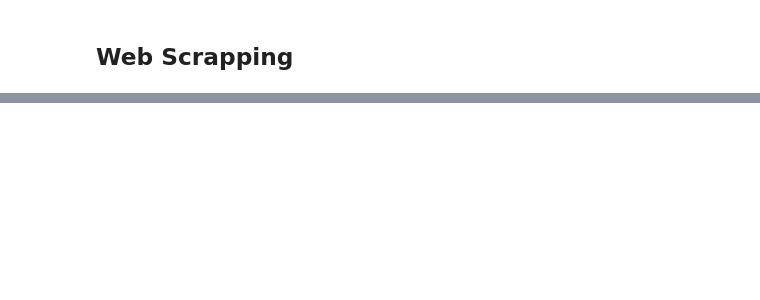
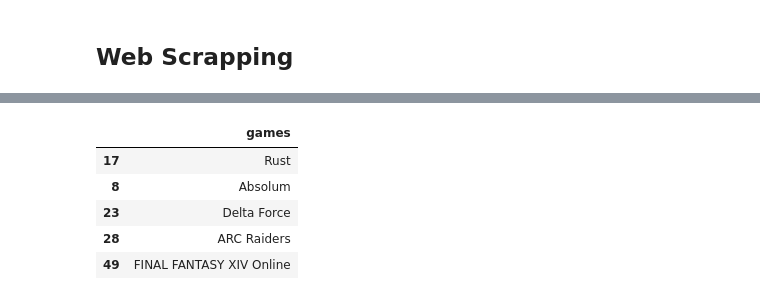
Before and after one commit to Gagan021-5/Jupyter-Notebook, a Jupyter notebook: webscraping.ipynb, the cells around one changed output, grey strips where cells are left out. Cells and saved outputs as stored; diff of their text form; code cells hidden in the pictures; blank space fills up the shorter version.

```diff
--- a/webscraping.ipynb
+++ b/webscraping.ipynb
@@ -13,6 +32,5 @@ soup = BeautifulSoup(webpage, 'lxml')
 # %%
 names = soup.find_all('span',class_='title')
-all_text = [i.text.strip() for i in names]
-games = all_text
-print(games)
+gamesname = [i.text.strip() for i in names] # names
+print(gamesname)
 # %% [output]
@@ -40,0 +38,4 @@ print(df)
+# %%
+df = {'games':gamesname}
+datadf = pd.DataFrame(df)
+print(datadf)
@@ -40,0 +60,9 @@ print(df)
+# %%
+datadf.sample(5)     #random rows from the table
+# %% [output]
+|  | games |
+| 17 | Rust |
+| 8 | Absolum |
+| 23 | Delta Force |
+| 28 | ARC Raiders |
+| 49 | FINAL FANTASY XIV Online |
```
Also changed, not shown: parts of 8 cells of this notebook.
